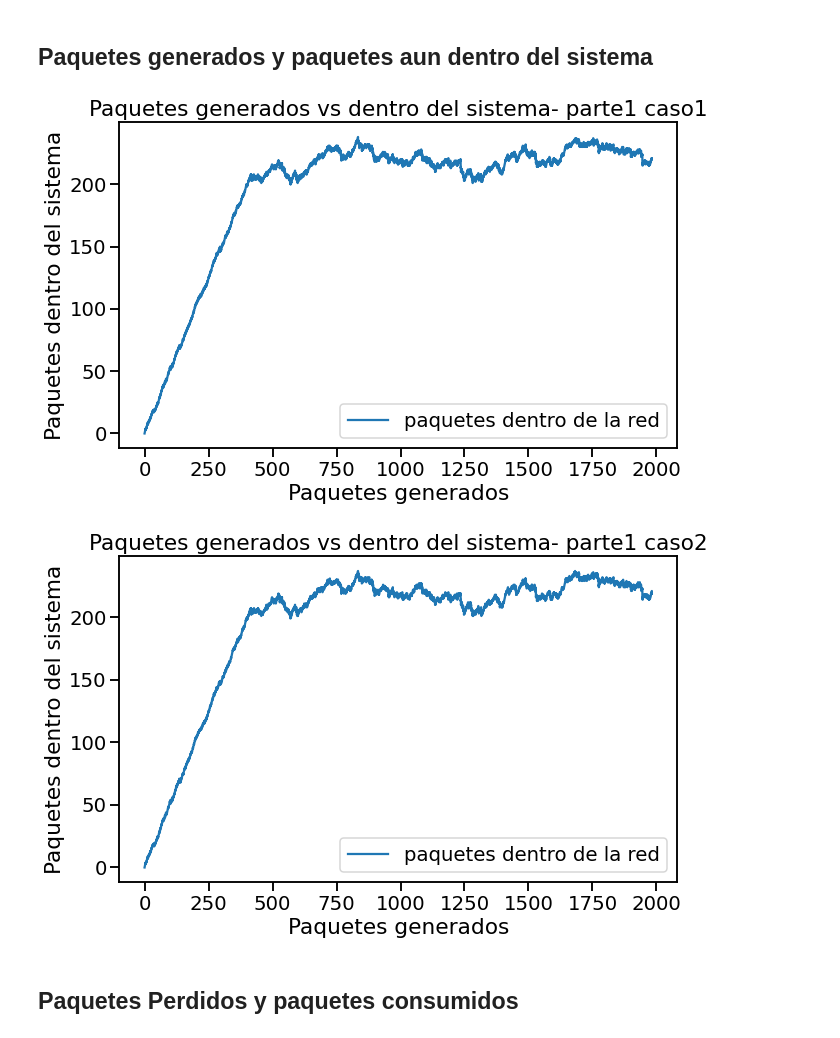
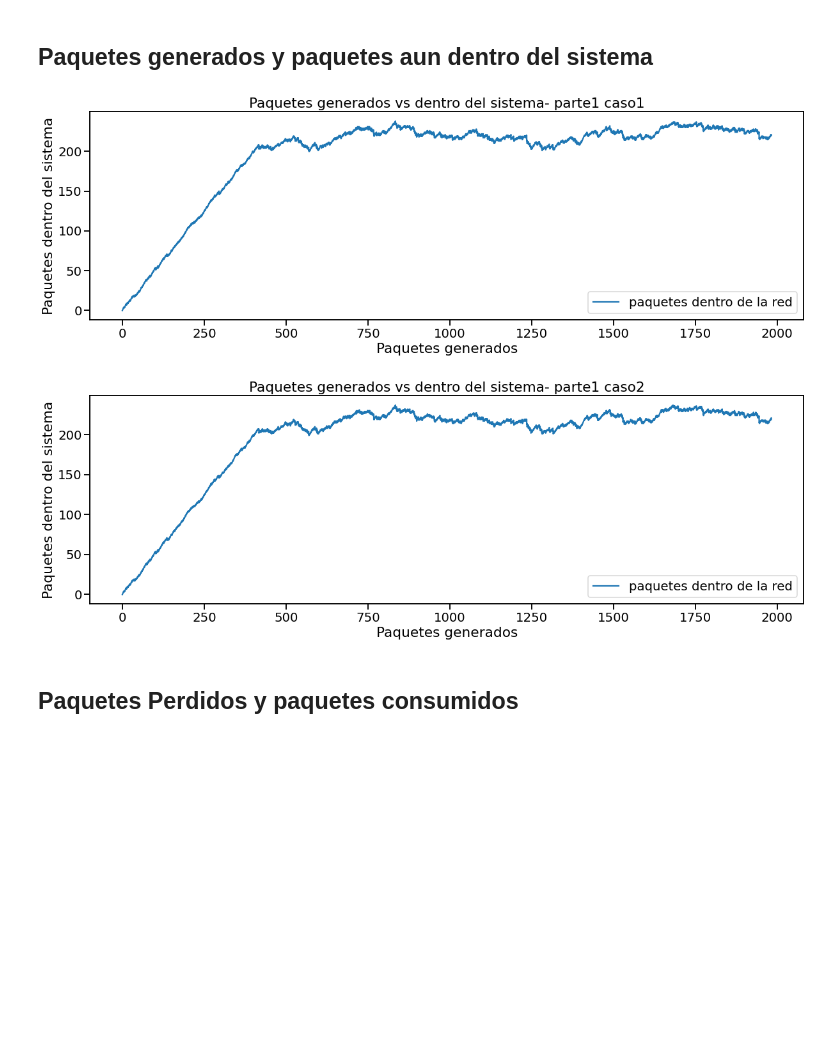
Before and after one commit to Kidmand/Redes-LAB-3, a Jupyter notebook: Notebook-results-part1.ipynb, the cells around one changed output. Drawn from its saved outputs; the diff is of its cells as text; code cells hidden in the pictures; blank space fills up the shorter version.

```diff
--- a/Notebook-results-part1.ipynb
+++ b/Notebook-results-part1.ipynb
@@ -135,36 +135,36 @@ for c in range(len(data)):
         else:
             generate_packets.append(packets_gen[count_gen-1])
 
     # Creamos lista de tiempos de paquetes salientes del sistema `timeOut_pks`
     timeOut_pks = []
     timeOut_pks.extend(time_sink)
     timeOut_pks.extend(time_dropPks_gen)
     timeOut_pks.extend(time_dropPks_sink)
     timeOut_pks.extend(time_dropPks_queue)
     # No eliminamos duplicados
     timeOut_pks.sort() # Ordenamos
     while 0.0 in timeOut_pks:# Eliminamos todas las apariciones de 0.0 de la lista
         timeOut_pks.remove(0.0)
 
     # Creamos lista de paquetes en la red `network_packets`
     network_packets = generate_packets.copy()
     for i in range(0,len(network_packets)): # A cada contador de paquetes generados
         j = 0
         while j < len(timeOut_pks) and time[i] >= timeOut_pks[j]: # Le restamos los paquetes que salen del sistema
             j += 1
             network_packets[i] -= 1
 
     # Graficamos el gráfico de líneas
-    plt.figure(figsize=(10, 6))
+    plt.figure(figsize=(20, 6))
     plt.plot(generate_packets, network_packets, color='tab:blue', label='paquetes dentro de la red')
     plt.title('Paquetes generados vs dentro del sistema- {}'.format(archivos_procesados[c]))
     plt.xlabel('Paquetes generados')
     plt.ylabel('Paquetes dentro del sistema')
     plt.legend()
     plt.show()
 # %% [output]
-[figure, old version]
+[figure, new version]
-[figure, old version]
+[figure, new version]
 # %% [markdown]
 ## Paquetes Perdidos y paquetes consumidos
 # %%
```
Also changed, not shown: parts of 2 cells of this notebook, 21 other files.
